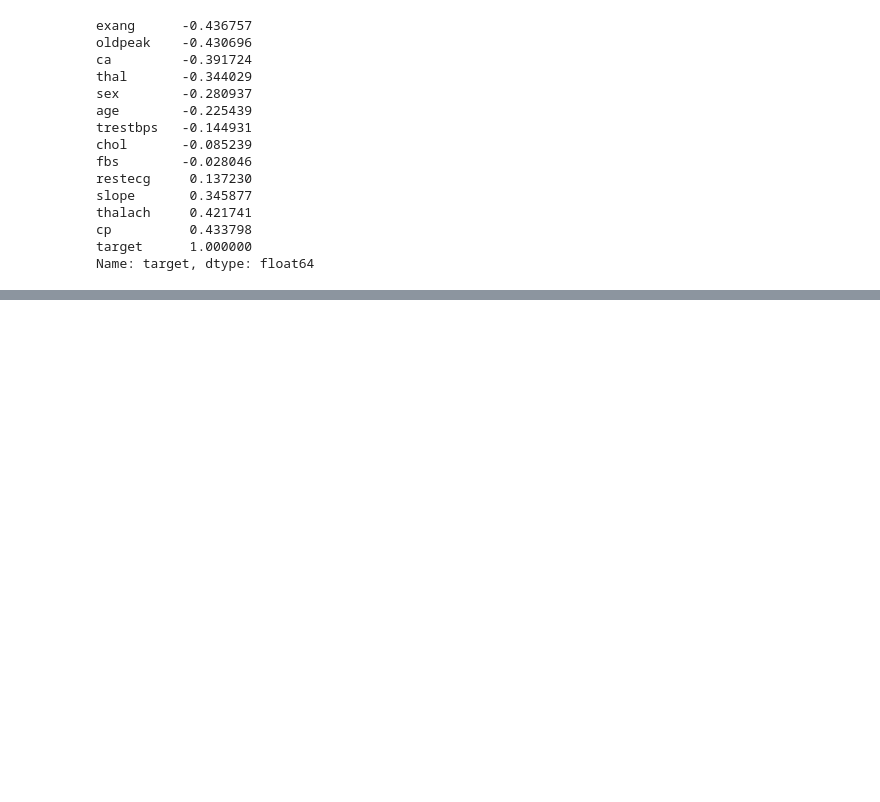
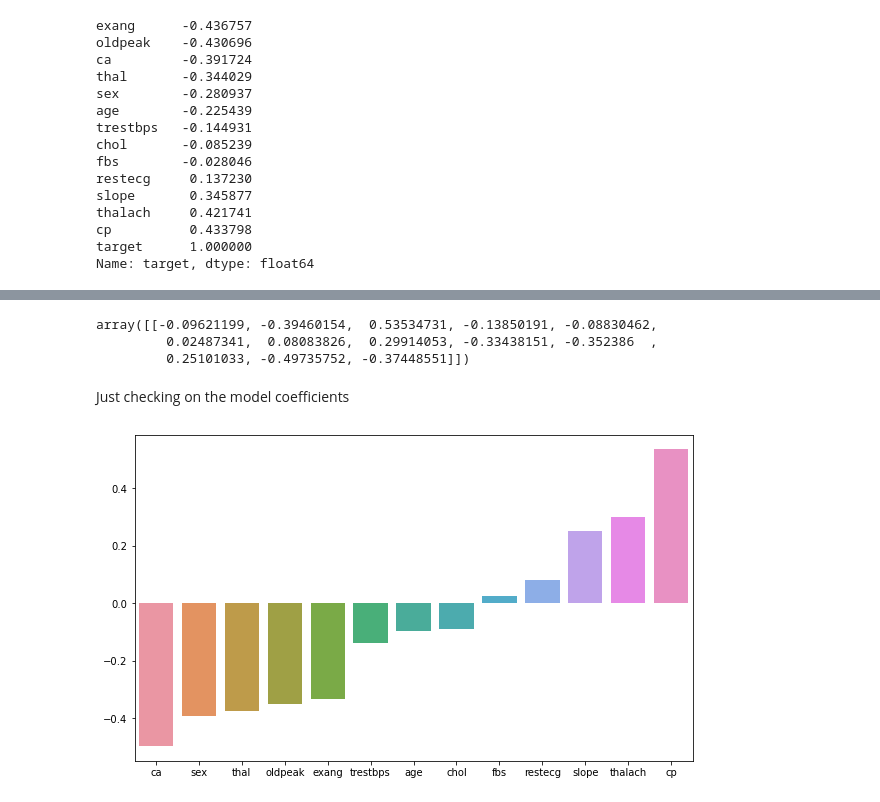
Before and after one commit to proton029/Challenges, a Jupyter notebook: Classify_Heart_diseases_LogisticRegression.ipynb, the cells around one changed output, grey strips where cells are left out. Drawn from its saved outputs; the diff is of its cells as text; code cells hidden in the pictures; blank space fills up the shorter version.

Commit message:
Logistic model created and report with AUC and ROC

```diff
--- a/Classify_Heart_diseases_LogisticRegression.ipynb
+++ b/Classify_Heart_diseases_LogisticRegression.ipynb
@@ -152,0 +192,4 @@ Name: target, dtype: float64
+# %%
+logModel=LogisticRegressionCV()
+# %%
+logModel.fit(X_train_scaled,y_train)
@@ -152,0 +228,17 @@ Name: target, dtype: float64
+# %%
+logModel.coef_
+# %% [output]
+array([[-0.09621199, -0.39460154,  0.53534731, -0.13850191, -0.08830462,
+         0.02487341,  0.08083826,  0.29914053, -0.33438151, -0.352386  ,
+         0.25101033, -0.49735752, -0.37448551]])
+# %% [markdown]
+Just checking on the model coefficients
+# %%
+coefs = pd.Series(index=X.columns,data=logModel.coef_[0])
+# %%
+coefs = coefs.sort_values()
+# %%
+plt.figure(figsize=(10,6))
+sns.barplot(x=coefs.index,y=coefs.values);
+# %% [output]
+[figure, added]
```
Also changed, not shown: parts of 26 cells of this notebook.
